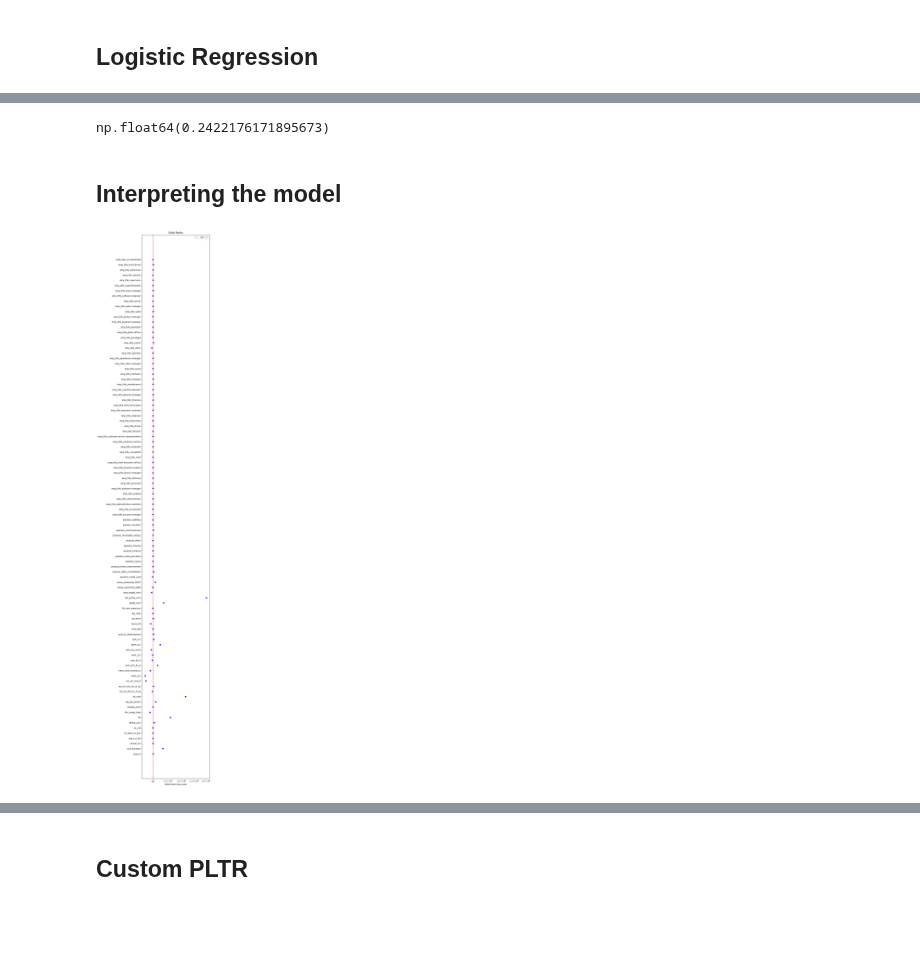
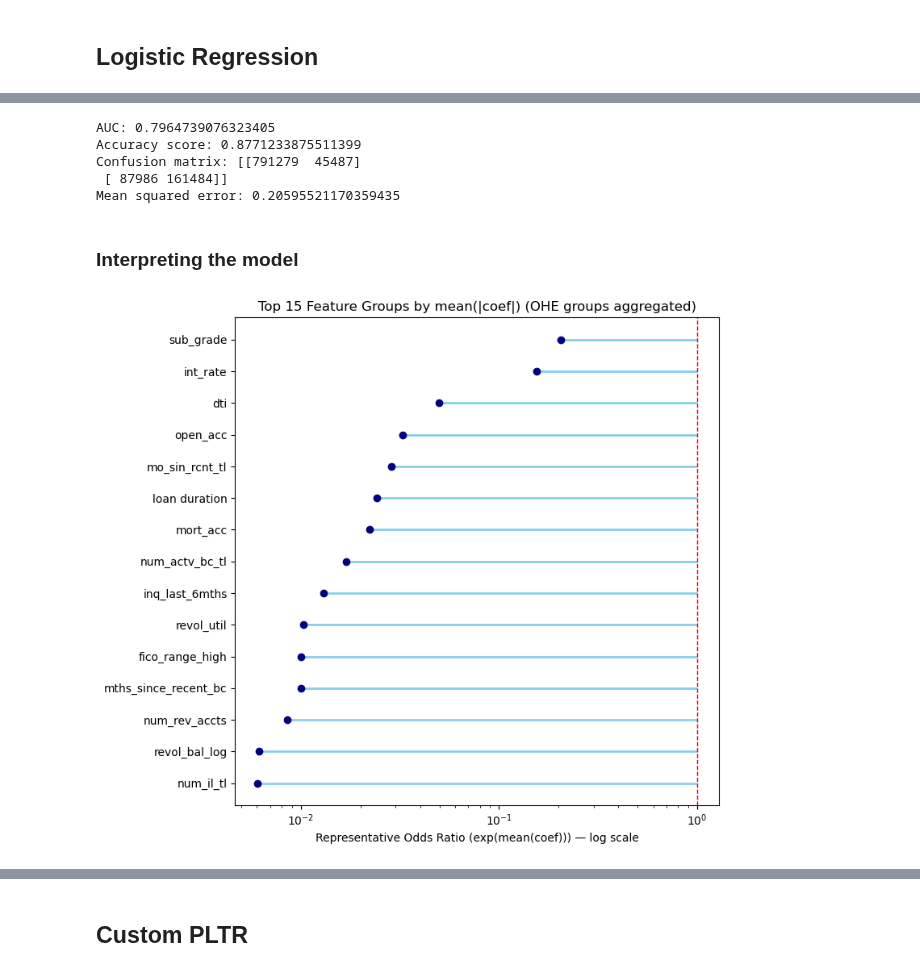
Before and after one commit to maximotk/explainable-credit-scoring, a Jupyter notebook: step4/surrogate.ipynb, the cells around one changed output, grey strips where cells are left out. Saved outputs shown, nothing was run; the diff lists cells and outputs as text; code cells hidden in the pictures; blank space fills up the shorter version.

```diff
--- a/step4/surrogate.ipynb
+++ b/step4/surrogate.ipynb
@@ -13,2 +13,2 @@ from surrogate_functions import get_data, print_evaluation_metrics, plot_most_im
 # %%
-X_encoded, y = get_data()
+X_encoded, y = get_data_step4()
@@ -21,4 +16,4 @@ inq_last_6mths: Capped 4984 outliers
 xgb_model = joblib.load('../optimized_xgb_model.pkl')
 
 preds_proba = xgb_model.predict_proba(X_encoded)[:, 1]
-preds = xgb_model.predict(X_encoded)
+preds = (preds_proba >= 0.3).astype(int)
@@ -37,11 +20,8 @@ training data did not have the following fields: emp_title_grouped_electrician,
 # %% [markdown]
 ## Logistic Regression
 # %%
-from sklearn.linear_model import LogisticRegression
-
-
-logreg = LogisticRegression(max_iter=3000, solver='newton-cholesky')
-logreg.fit(X, df['Predictions'])
-df['surrogate_preds_proba'] = logreg.predict_proba(X_encoded)[:, 1] #probs of 1
-df['surrogate_preds'] = logreg.predict(X_encoded)
+logreg = LogisticRegression(max_iter=3000)
+logreg.fit(X_encoded, preds)
+surrogate_preds_proba = logreg.predict_proba(X_encoded)[:, 1] #probs of 1
+surrogate_preds = logreg.predict(X_encoded)
 # %% [output]
@@ -81,6 +37,10 @@ array([[446134,  20398],
-# %%
-np.sqrt(mean_squared_error(df['Predicted probabilities'], df['surrogate_preds_proba'])) # 5% off
-# %% [output]
-np.float64(0.2422176171895673)
+# %%
+print_evaluation_metrics(preds, preds_proba, surrogate_preds, surrogate_preds_proba)
+# %% [output]
+AUC: 0.7964739076323405
+Accuracy score: 0.8771233875511399
+Confusion matrix: [[791279  45487]
+ [ 87986 161484]]
+Mean squared error: 0.20595521170359435
 # %% [markdown]
-## Interpreting the model
+### Interpreting the model
@@ -93,18 +47,4 @@ df_or = pd.DataFrame({
-# %%
-import numpy as np
-import pandas as pd
-import matplotlib.pyplot as plt
-import statsmodels.api as sm
-# Prepare data
-summary = df_or
-plt.figure(figsize=(8, len(summary) * 0.4))
-plt.scatter(summary['odds_ratio'], summary['feature'], color='blue')
-plt.axvline(x=1, color='red', linestyle='--', label='OR = 1')
-plt.xscale('log')
-plt.xlabel('Odds Ratio (log scale)')
-plt.title('Odds Ratios')
-plt.legend()
-plt.tight_layout()
-plt.show()
-# %% [output]
-[figure, removed]
+# %%
+plot_most_important_features(logreg.coef_[0], X_encoded.columns)
+# %% [output]
+[figure, added]
```
Also changed, not shown: parts of 21 cells of this notebook, 1 other file.
